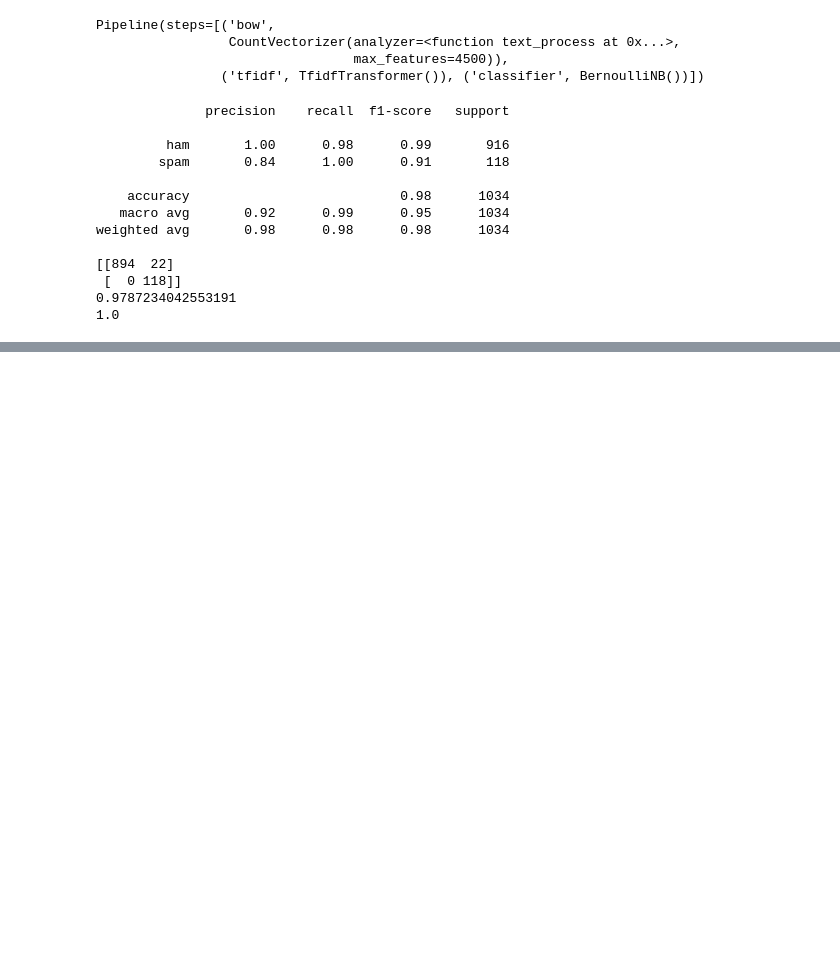
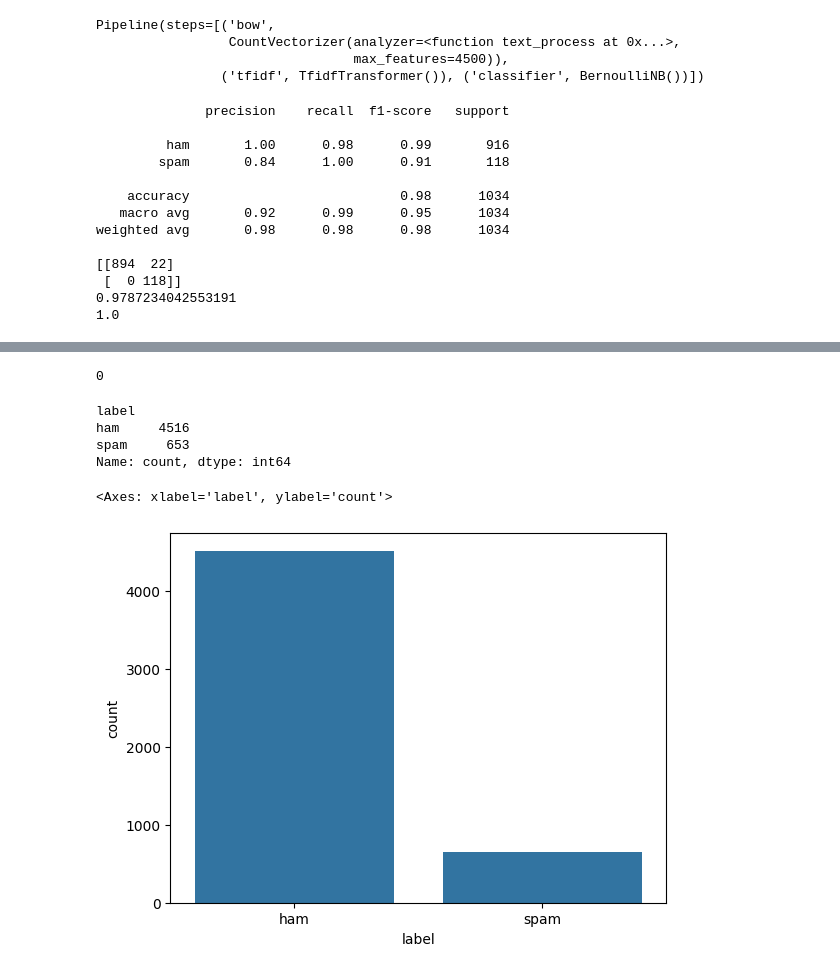
Before and after one commit to RishitSingh10/Email-Spam-Classifier, a Jupyter notebook: sms-spam-classifier.ipynb, the cells around one changed output, grey strips where cells are left out. Saved outputs shown, nothing was run; the diff lists cells and outputs as text; code cells hidden in the pictures; blank space fills up the shorter version.

```diff
--- a/sms-spam-classifier.ipynb
+++ b/sms-spam-classifier.ipynb
@@ -404,0 +414,3 @@ for message_no, message in enumerate(msg_test[20:30]):
+# %%
+df = pd.read_csv('SMSSpamCollection', sep='\t', names = ['label', 'text'])
+df.head()
@@ -404,0 +462,17 @@ for message_no, message in enumerate(msg_test[20:30]):
+# %%
+df.drop_duplicates(keep='first',inplace=True)
+df.duplicated().sum()
+# %% [output]
+0
+# %%
+df['label'].value_counts()
+# %% [output]
+label
+ham     4516
+spam     653
+Name: count, dtype: int64
+# %%
+sns.countplot(data = df, x = 'label')
+# %% [output]
+<Axes: xlabel='label', ylabel='count'>
+[figure, added]
```
Also changed, not shown: parts of 73 cells of this notebook.
